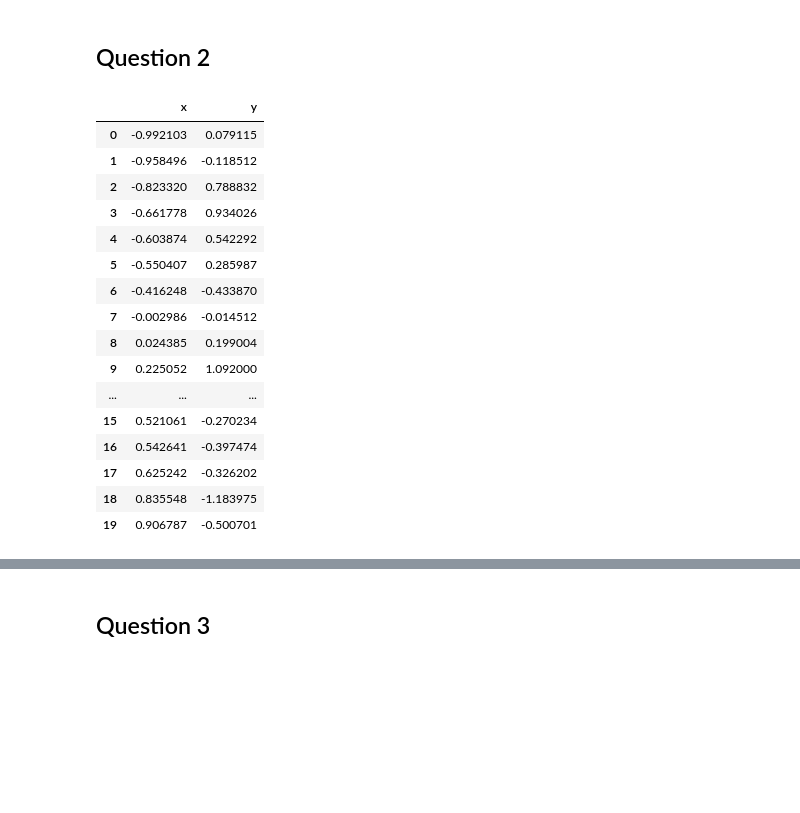
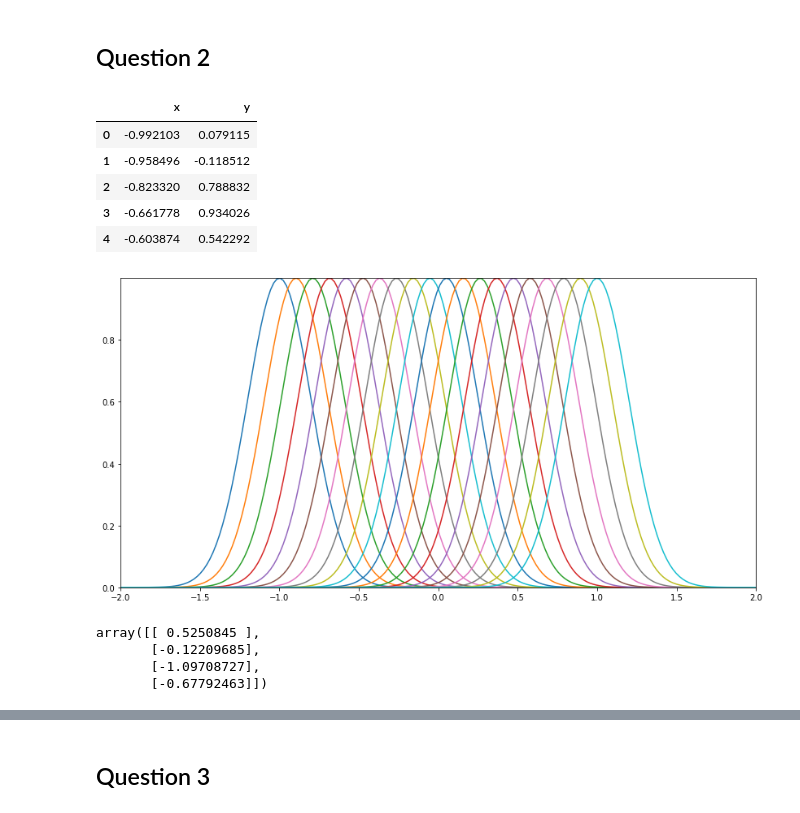
Before and after one commit to tanyarllrm/brains, a Jupyter notebook: Assignment1.ipynb, the cells around one changed output, grey strips where cells are left out. Cells and saved outputs as stored; diff of their text form; code cells hidden in the pictures; blank space fills up the shorter version.

```diff
--- a/Assignment1.ipynb
+++ b/Assignment1.ipynb
@@ -133,32 +134,83 @@ accuracy.plot(x='epoch',y=['run_1','run_2','run_3','run_4','run_5',
 # %%
 # Load the regression-data file
 regression_data = pickle.load(open('./data/regression-data.pkl','rb'),encoding='latin1')
 
-# Separate test and train into 2 dataframes
+# Separate test and train from the pickle dict into 2 dataframes
 test_df = pd.DataFrame()
 test_df['x'] = regression_data['testx'][0]
 test_df['y'] = regression_data['testy'][0]
 
 train_df = pd.DataFrame()
 train_df['x'] = regression_data['trainx'][0]
 train_df['y'] = regression_data['trainy'][0]
 
-train_df
+train_df.head()
 # %% [output]
 |  | x | y |
 | 0 | -0.992103 | 0.079115 |
 | 1 | -0.958496 | -0.118512 |
 | 2 | -0.823320 | 0.788832 |
 | 3 | -0.661778 | 0.934026 |
 | 4 | -0.603874 | 0.542292 |
-| 5 | -0.550407 | 0.285987 |
-| 6 | -0.416248 | -0.433870 |
-| 7 | -0.002986 | -0.014512 |
-| 8 | 0.024385 | 0.199004 |
-| 9 | 0.225052 | 1.092000 |
-| ... | ... | ... |
-| 15 | 0.521061 | -0.270234 |
-| 16 | 0.542641 | -0.397474 |
-| 17 | 0.625242 | -0.326202 |
-| 18 | 0.835548 | -1.183975 |
-| 19 | 0.906787 | -0.500701 |
+# %%
+## Plot 20 Gaussian functions with given values
+n = 20
+peak = 1.0
+sigma = 0.2                      # the stdev
+lb = -1.0                        # lower bound for x value of peaks
+ub = 1.0                         # upper bound ^
+centres = np.linspace(lb,ub,n)   # the positions of the peaks of each function
+x_range = np.linspace(-2,2,200)  # range of x values to plot
+
+def gaussian(x, a, b, c):
+    # Source: https://www.sciencedirect.com/topics/engineering/gaussian-function
+    return a*np.exp( (-(x-b)**2) / (2*c**2) )
+
+plt.figure(figsize=(14,7))
+plt.margins(x=0,y=0)
+for centre in centres:
+    plt.plot(x_range, gaussian(x_range, peak, centre, sigma))
+plt.show()
+# %% [output]
+[figure, added]
+# %%
+# Generate the matrix F and column vector T
+def init_F_and_T(df, m):
+    F = np.zeros((len(train_df),m+1))
+    T = np.zeros((len(train_df),1))
+    for i, row in df.iterrows():
+        F[i] = np.array([row['x']**n for n in range(m+1)])
+        T[i] = row['y']
+    return F, T
+
+# Calculate least squares regression weights
+def regularized_LS(F, T, L, m):
+    Ft_F = np.matmul(F.T,F)
+    Ft_T = np.matmul(F.T,T)
+    I = np.identity(m+1)
+    #print(Ft_F)
+    #print(Ft_T)
+    #print(I)
+    W = np.matmul(np.linalg.inv(Ft_F + L*I), Ft_T)
+    return W
+
+# Use the calculated weights with the regulizer function
+def regression_model(X, weights):
+    #print('X is',X)
+    y = 0
+    for i,w in enumerate(weights):
+        #print(i,w)
+        y = y + X[i]*w[0]
+    return y
+
+## Calculate least-squares optimal regression weights for approximation of the training data
+m = 3
+F, T = init_F_and_T(train_df,m)
+testL = 10**(-8)
+#regression_model(F[0],regularized_LS(F,T,testL,m+1))
+regularized_LS(F,T,testL,m)
+# %% [output]
+array([[ 0.5250845 ],
+       [-0.12209685],
+       [-1.09708727],
+       [-0.67792463]])
```
Also changed, not shown: parts of 11 cells of this notebook, 1 other file.
